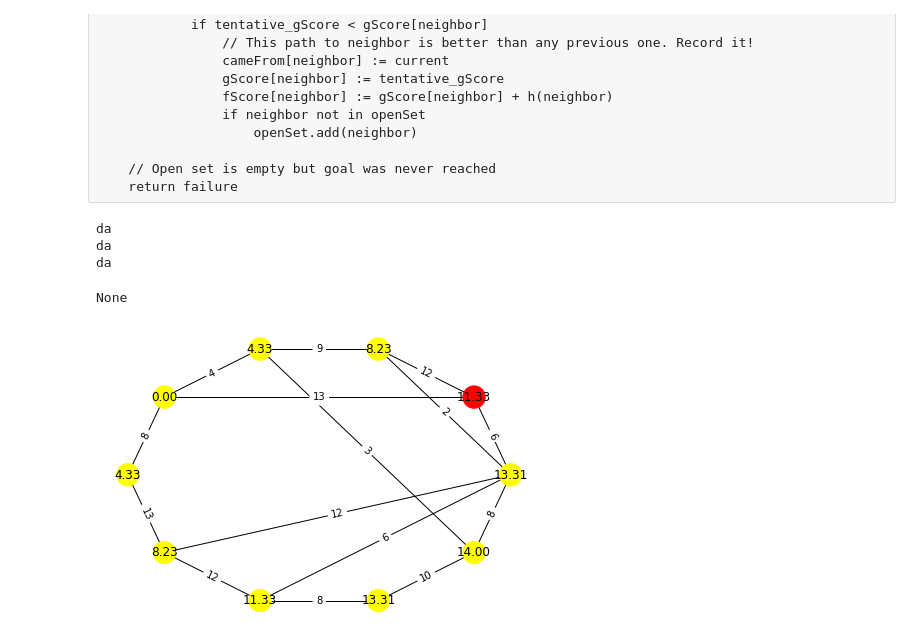
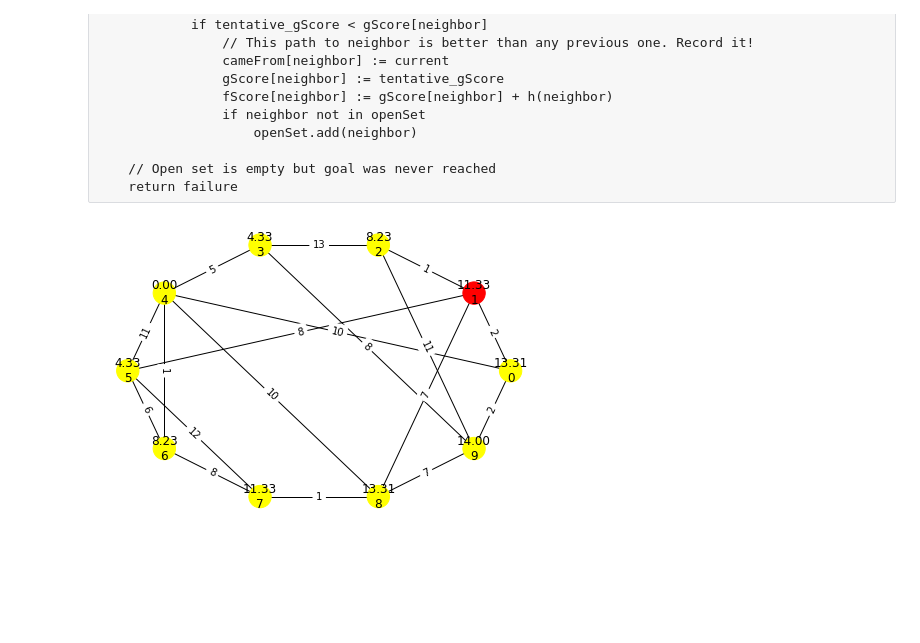
Before and after one commit to nivuckovic/matematicki-softver-esej1, a Jupyter notebook: BFS.ipynb, the cells around one changed output. Cells and saved outputs as stored; diff of their text form; code cells hidden in the pictures; blank space fills up the shorter version.

```diff
--- a/BFS.ipynb
+++ b/BFS.ipynb
@@ -581,34 +616,30 @@ def A_star(F, pocetni_cvor, ciljni_cvor, h):
 # %%
 F = nx.generators.random_graphs.newman_watts_strogatz_graph(broj_cvorova, 3, 0.7, np.random.randint(10000))
 
 # definiram heuristiku
 alfa = 7
 h = lambda a, b : np.linalg.norm(b - a) * alfa
 
 # definiram pozicije
 pos_F = nx.shell_layout(F)
 
 # definiram labele
-labels_map = { i : format(h(pos_F[i], pos_F[ciljni_cvor]), '.2f') for i in range(len(H)) }
-node_colors = ['yellow' for i in range(len(F))]
-node_colors[pocetni_cvor]='red'
+labels_map_3 = { i : format(h(pos_F[i], pos_F[ciljni_cvor]), '.2f') + "\n" + str(i) for i in range(len(H)) }
+node_colors_3 = ['yellow' for i in range(len(F))]
+node_colors_3[pocetni_cvor]='red'
 
 # crtam graf
-nx.draw(F, pos_F, node_size=500, with_labels=True, node_color=node_colors, labels=labels_map)
+nx.draw(F, pos_F, node_size=500, with_labels=True, node_color=node_colors_3, labels=labels_map_3)
 
 # dodamo tezine
 for (u, v, w) in F.edges(data=True):
     w['weight'] = np.random.randint(1, 15)
 
 #crtam tezine
 weights = nx.get_edge_attributes(F,'weight')
 nx.draw_networkx_edge_labels(F, pos_F, edge_labels=weights);
 
 # pozivam A*
-display(A_star(F, pocetni_cvor, ciljni_cvor, h))
+#display(dohvati_put(roditelji, pocetni_cvor, ciljni_cvor))
 # %% [output]
-da
-da
-da
-None
-[figure, old version]
+[figure, new version]
```
Also changed, not shown: parts of 10 cells of this notebook.
